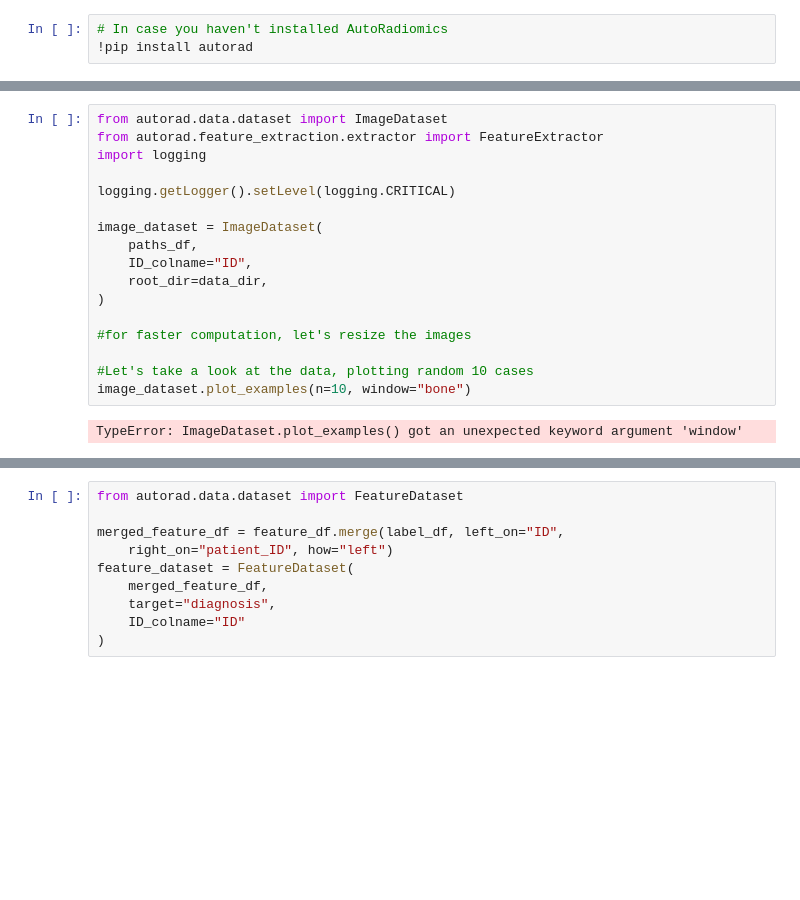
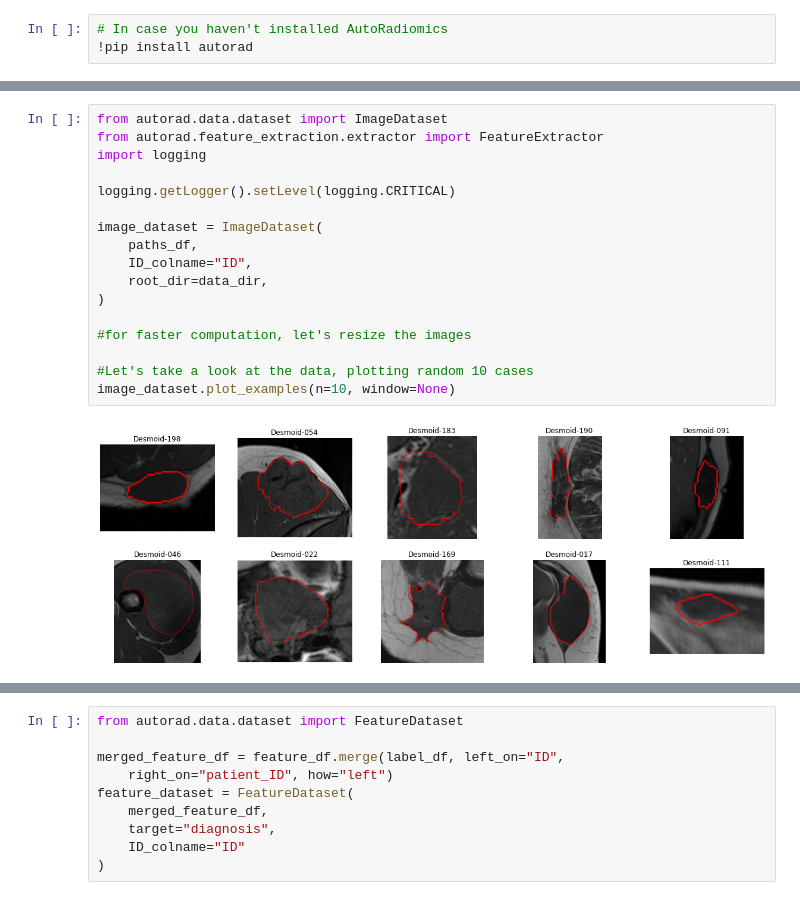
Before and after one commit to pwoznicki/AutoRadiomics, a Jupyter notebook: examples/example_WORC.ipynb, the cells around one changed output, grey strips where cells are left out. Drawn from its saved outputs; the diff is of its cells as text; blank space fills up the shorter version.

```diff
--- a/examples/example_WORC.ipynb
+++ b/examples/example_WORC.ipynb
@@ -53,20 +71,20 @@ paths_df.sample(5)
 # %%
 from autorad.data.dataset import ImageDataset
 from autorad.feature_extraction.extractor import FeatureExtractor
 import logging
 
 logging.getLogger().setLevel(logging.CRITICAL)
 
 image_dataset = ImageDataset(
     paths_df,
     ID_colname="ID",
     root_dir=data_dir,
 )
 
 #for faster computation, let's resize the images
 
 #Let's take a look at the data, plotting random 10 cases
-image_dataset.plot_examples(n=10, window="bone")
+image_dataset.plot_examples(n=10, window=None)
 # %% [output]
-TypeError: ImageDataset.plot_examples() got an unexpected keyword argument 'window'
+[figure, added]
 # %%
```
Also changed, not shown: parts of 13 cells of this notebook, 5 other files.
